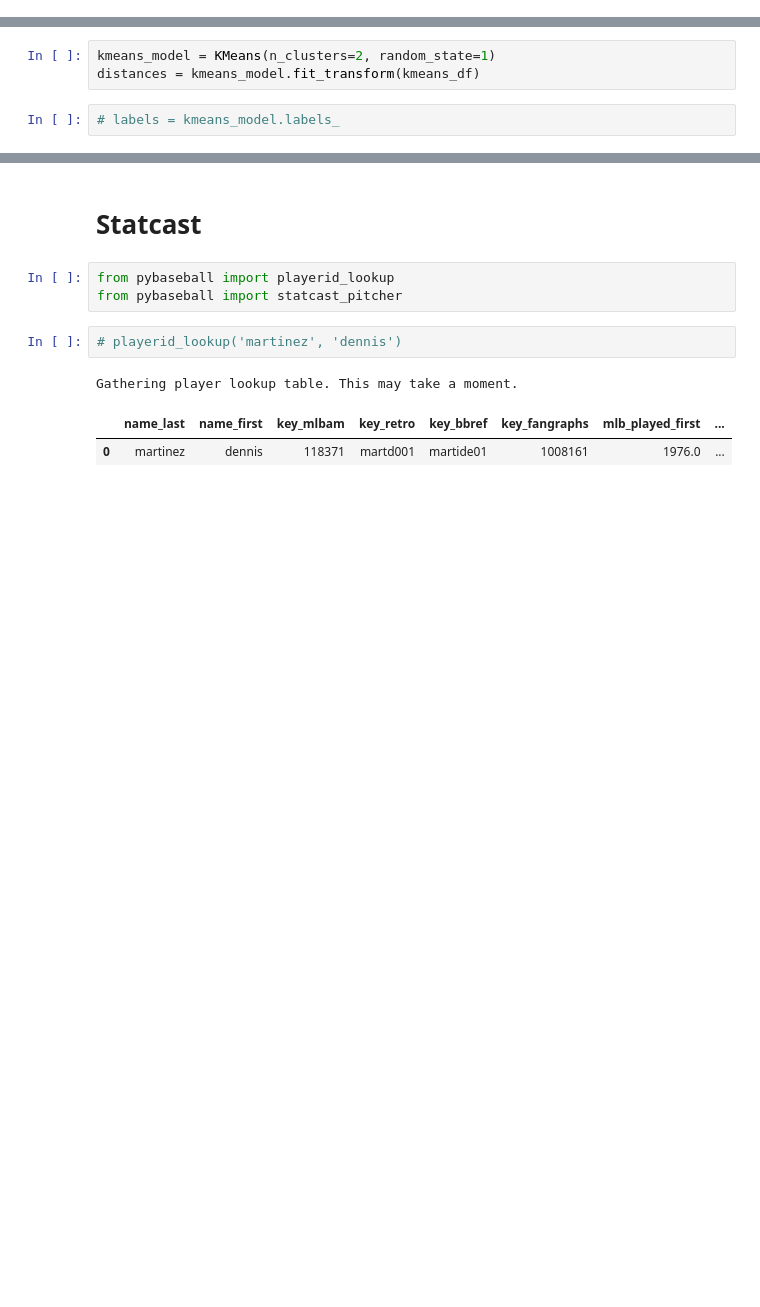
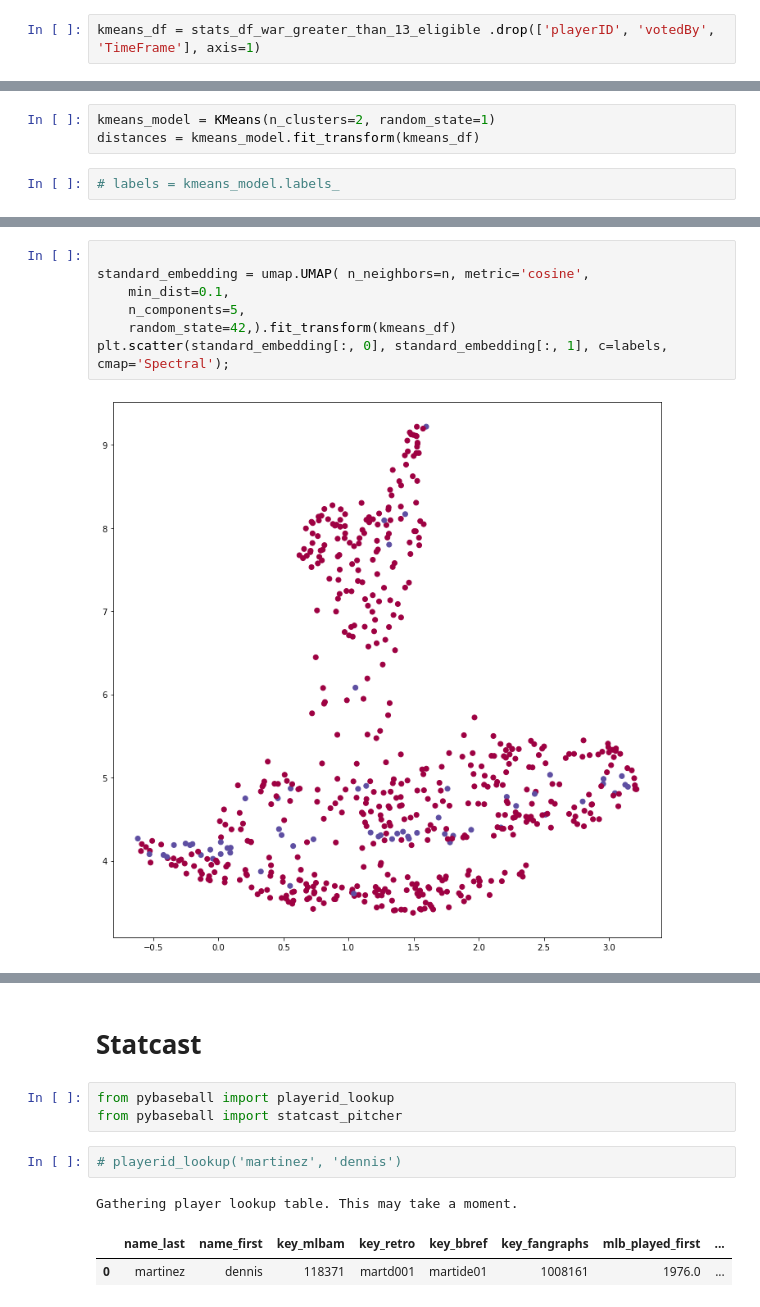
Before and after one commit to rjmartinez23/hof_baseball_analysis, a Jupyter notebook: notebooks/hof_analysis_2022.ipynb, the cells around one changed output, grey strips where cells are left out. Drawn from its saved outputs; the diff is of its cells as text; blank space fills up the shorter version.

```diff
--- a/notebooks/hof_analysis_2022.ipynb
+++ b/notebooks/hof_analysis_2022.ipynb
@@ -544,0 +502,2 @@ kmeans_df = kmeans_df.drop('HoF', axis=1)
+# %%
+kmeans_df = stats_df_war_greater_than_13_eligible .drop(['playerID', 'votedBy', 'TimeFrame'], axis=1)
@@ -677,0 +662,9 @@ f = umap.plot.points(standard_embedding, labels=stats_df_war[stats_df_war.Years_
+# %%
+
+standard_embedding = umap.UMAP( n_neighbors=n, metric='cosine',
+    min_dist=0.1,
+    n_components=5,
+    random_state=42,).fit_transform(kmeans_df)
+plt.scatter(standard_embedding[:, 0], standard_embedding[:, 1], c=labels, cmap='Spectral');
+# %% [output]
+[figure, added]
```
Also changed, not shown: parts of 103 cells of this notebook, 1 other file.
